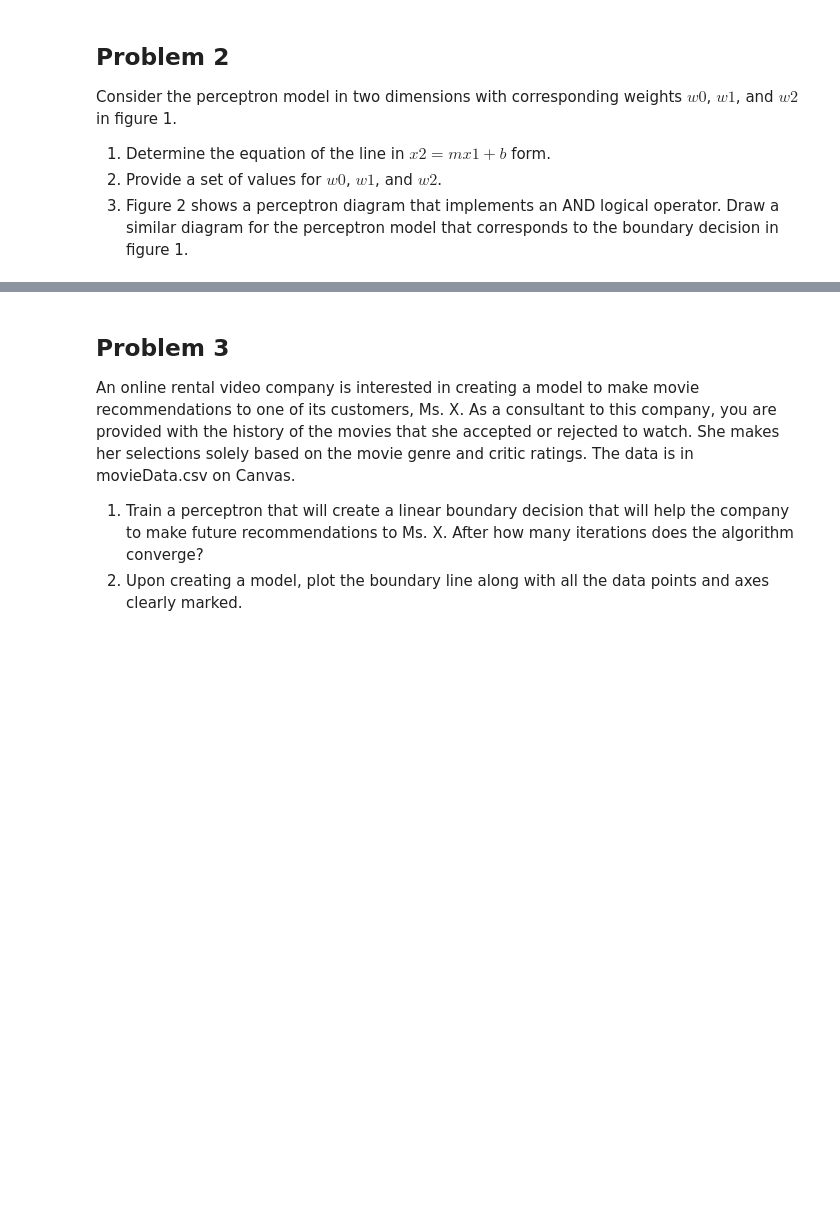
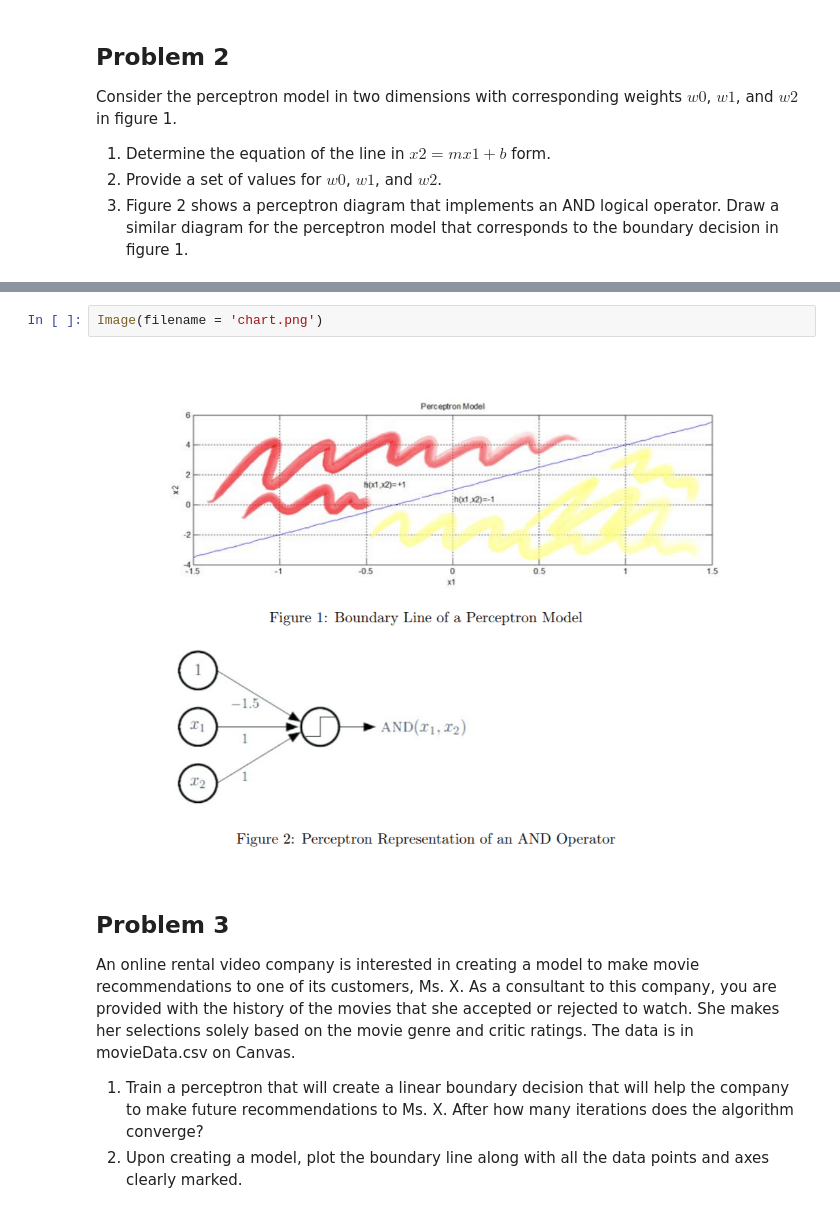
Before and after one commit to edalrami/machine-learning-hw5, a Jupyter notebook: hw5.ipynb, the cells around one changed output, grey strips where cells are left out. Saved outputs shown, nothing was run; the diff lists cells and outputs as text; blank space fills up the shorter version.

```diff
--- a/hw5.ipynb
+++ b/hw5.ipynb
@@ -267,3 +317,7 @@ $w0$, $w1$, and $w2$ in figure 1.
+# %%
+Image(filename = 'chart.png')
+# %% [output]
+[figure, added]
 # %% [markdown]
 ## Problem 3
 
```
Also changed, not shown: parts of 30 cells of this notebook, 2 other files.
